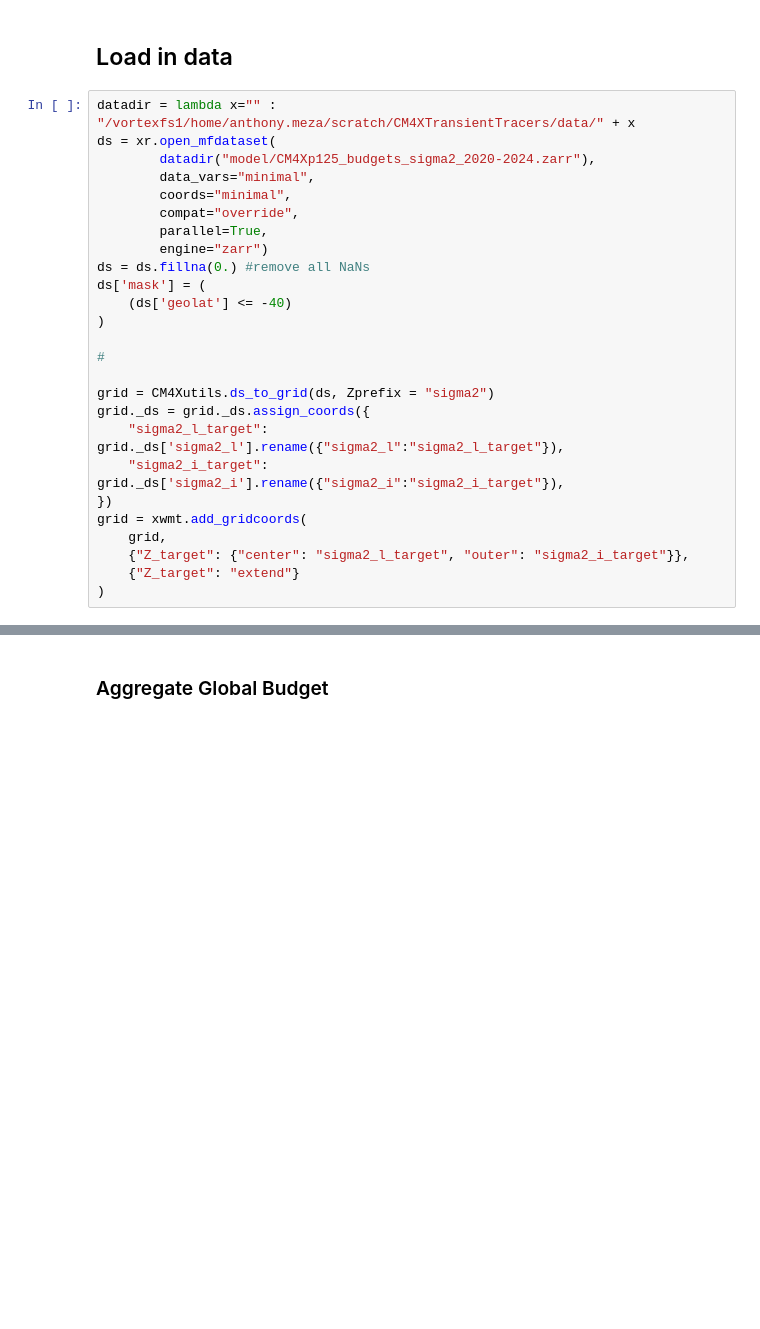
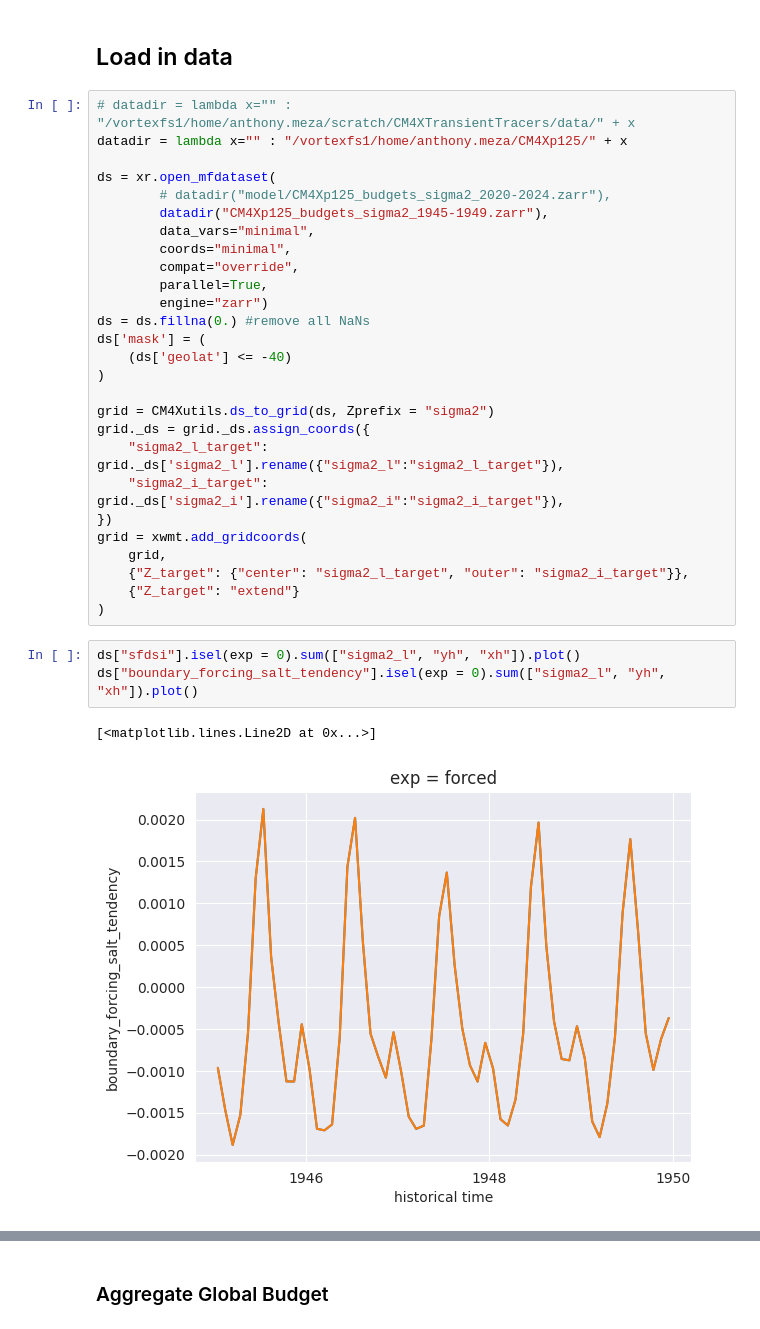
Before and after one commit to hdrake/CM4XTransientTracers, a Jupyter notebook: notebooks/ExampleNotebooks/Southern_Ocean_Examples/SouthernOcean_Decomposition_Example.ipynb, the cells around one changed output, grey strips where cells are left out. Drawn from its saved outputs; the diff is of its cells as text; blank space fills up the shorter version.

```diff
--- a/notebooks/ExampleNotebooks/Southern_Ocean_Examples/SouthernOcean_Decomposition_Example.ipynb
+++ b/notebooks/ExampleNotebooks/Southern_Ocean_Examples/SouthernOcean_Decomposition_Example.ipynb
@@ -77,9 +42,12 @@ Workers
 # %% [markdown]
 ## Load in data
 # %%
-datadir = lambda x="" : "/vortexfs1/home/anthony.meza/scratch/CM4XTransientTracers/data/" + x
+# datadir = lambda x="" : "/vortexfs1/home/anthony.meza/scratch/CM4XTransientTracers/data/" + x
+datadir = lambda x="" : "/vortexfs1/home/anthony.meza/CM4Xp125/" + x
+
 ds = xr.open_mfdataset(
-        datadir("model/CM4Xp125_budgets_sigma2_2020-2024.zarr"),
+        # datadir("model/CM4Xp125_budgets_sigma2_2020-2024.zarr"),
+        datadir("CM4Xp125_budgets_sigma2_1945-1949.zarr"),
         data_vars="minimal",
         coords="minimal",
         compat="override",
@@ -89,8 +57,6 @@ ds = ds.fillna(0.) #remove all NaNs
 ds['mask'] = (
     (ds['geolat'] <= -40)
 )
-
-#
 
 grid = CM4Xutils.ds_to_grid(ds, Zprefix = "sigma2")
 grid._ds = grid._ds.assign_coords({
@@ -102,6 +68,12 @@ grid = xwmt.add_gridcoords(
     {"Z_target": {"center": "sigma2_l_target", "outer": "sigma2_i_target"}},
     {"Z_target": "extend"}
 )
+# %%
+ds["sfdsi"].isel(exp = 0).sum(["sigma2_l", "yh", "xh"]).plot()
+ds["boundary_forcing_salt_tendency"].isel(exp = 0).sum(["sigma2_l", "yh", "xh"]).plot()
+# %% [output]
+[<matplotlib.lines.Line2D at 0x...>]
+[figure, added]
 # %% [markdown]
 ## Boundary Heat Flux Budget
 The net heat flux crossing the ocean surface in ocean column grid cell (excluding frazil heat flux) is given by:
```
Also changed, not shown: parts of 14 cells of this notebook, 21 other files.
